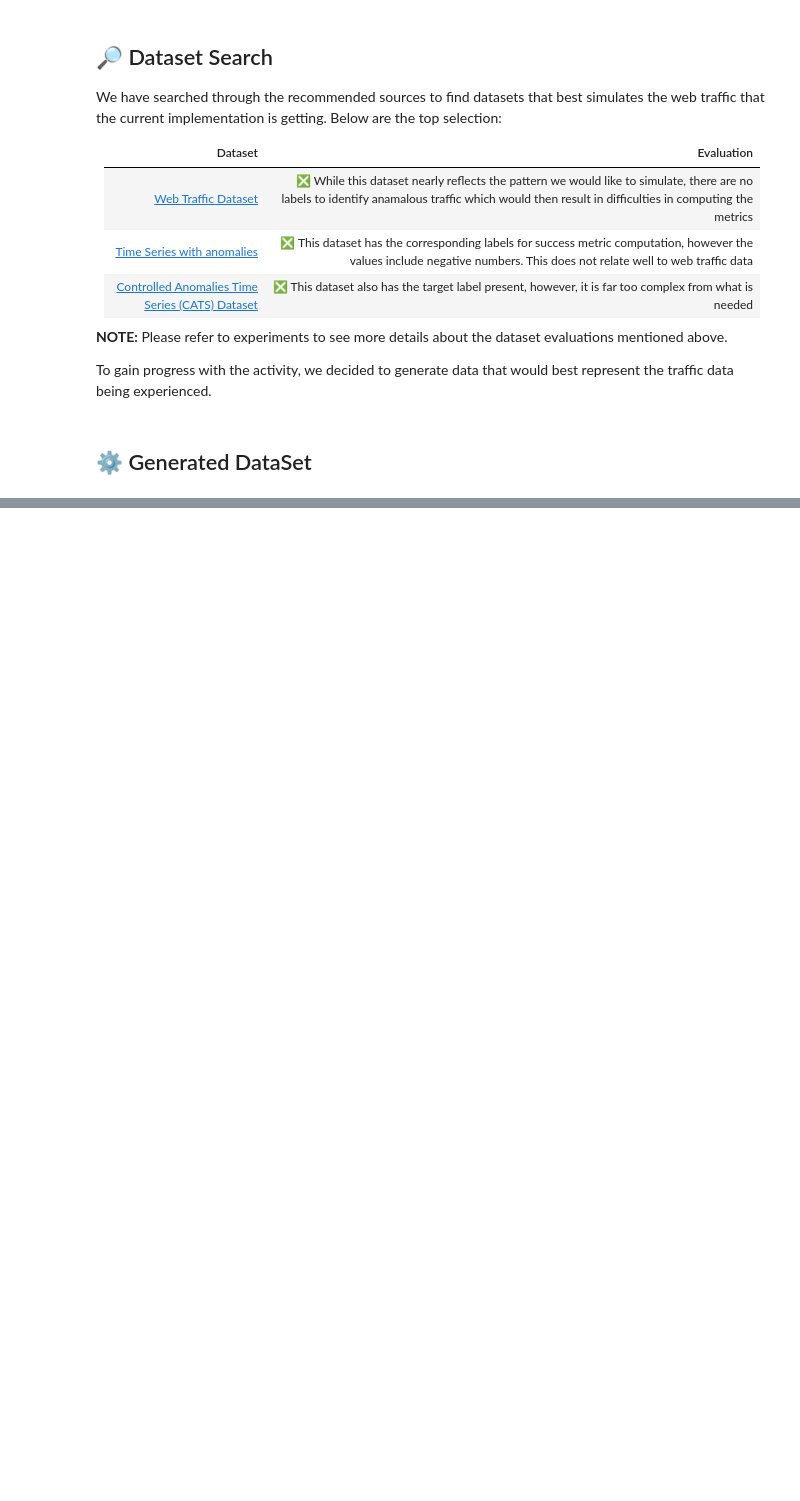
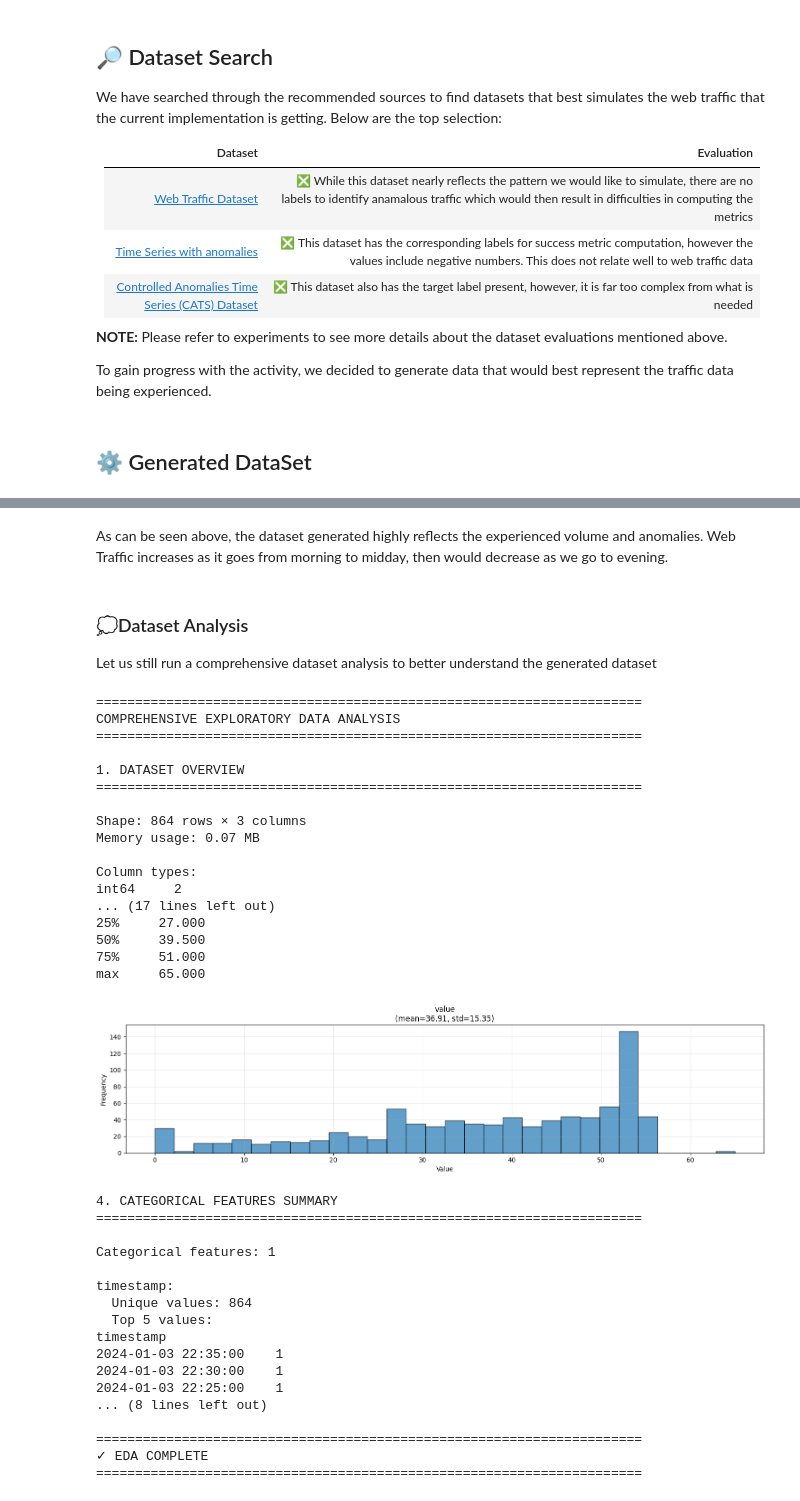
Before and after one commit to julersepnio/dbscan-eval, a Jupyter notebook: notebooks/01_Dataset_Requirements_&_EDA.ipynb, the cells around one changed output, grey strips where cells are left out. Saved outputs shown, nothing was run; the diff lists cells and outputs as text; code cells hidden in the pictures; blank space fills up the shorter version.

Commit message:
feat(eda): add comprehensive eda on generated dataset

```diff
--- a/notebooks/01_Dataset_Requirements_&_EDA.ipynb
+++ b/notebooks/01_Dataset_Requirements_&_EDA.ipynb
@@ -61,0 +64,51 @@ plt.show()
+# %% [markdown]
+As can be seen above, the dataset generated highly reflects the experienced volume and anomalies. Web Traffic increases as it goes from morning to midday, then would decrease as we go to evening.
+# %% [markdown]
+### 💭Dataset Analysis
+
+Let us still run a comprehensive dataset analysis to better understand the generated dataset
+# %%
+import pandas as pd
+from comprehensive_eda import comprehensive_eda
+
+# Load Data Set from CSV
+web_traffic_df = pd.read_csv('generated_dataset.csv')
+
+# Run the comprehensive EDA given
+comprehensive_eda(web_traffic_df, target_col='is_anomaly')
+# %% [output]
+======================================================================
+COMPREHENSIVE EXPLORATORY DATA ANALYSIS
+======================================================================
+
+1. DATASET OVERVIEW
+======================================================================
+
+Shape: 864 rows × 3 columns
+Memory usage: 0.07 MB
+
+Column types:
+int64     2
+... (17 lines left out)
+25%     27.000
+50%     39.500
+75%     51.000
+max     65.000
+[figure, added]
+4. CATEGORICAL FEATURES SUMMARY
+======================================================================
+
+Categorical features: 1
+
+timestamp:
+  Unique values: 864
+  Top 5 values:
+timestamp
+2024-01-03 22:35:00    1
+2024-01-03 22:30:00    1
+2024-01-03 22:25:00    1
+... (8 lines left out)
+
+======================================================================
+✓ EDA COMPLETE
+======================================================================
```
Also changed, not shown: parts of 3 cells of this notebook, 1 other file.
